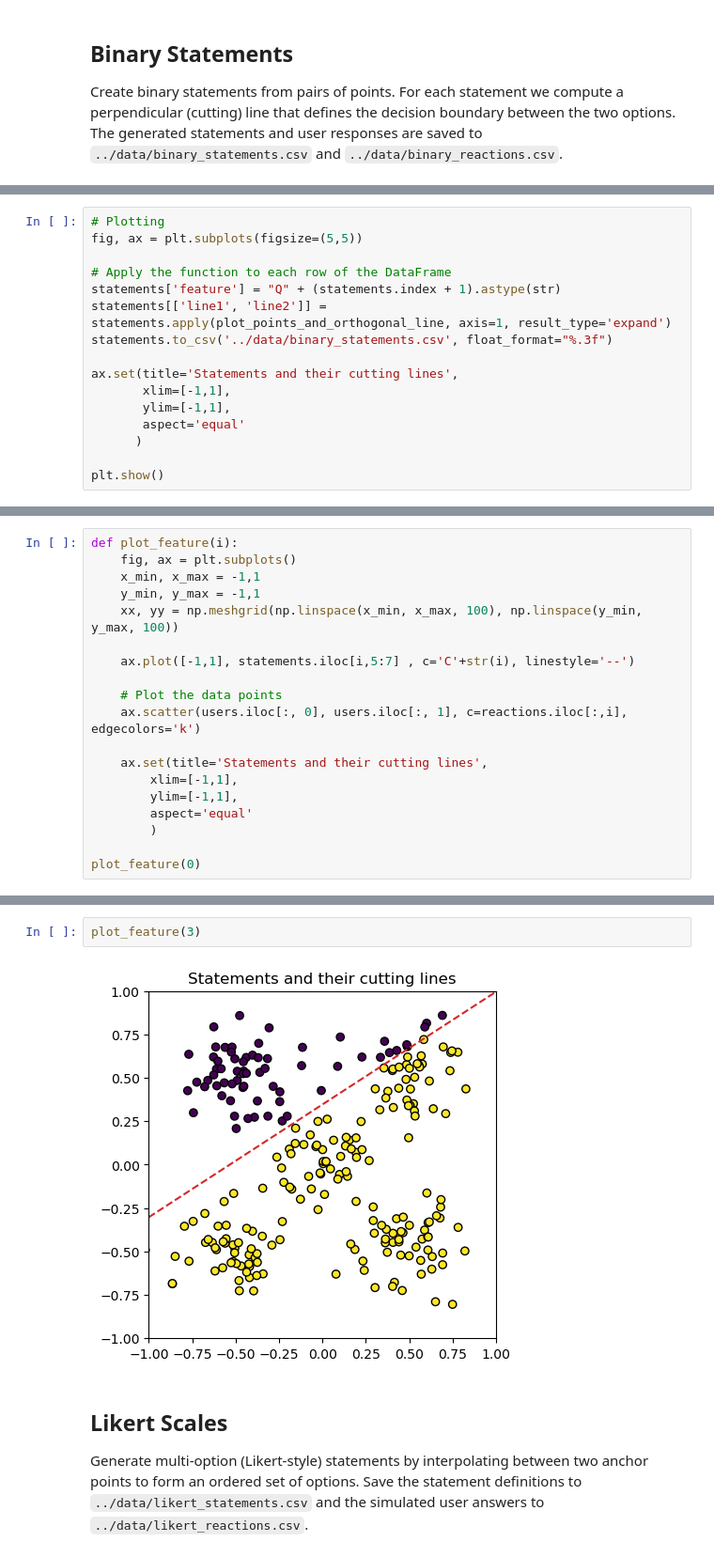
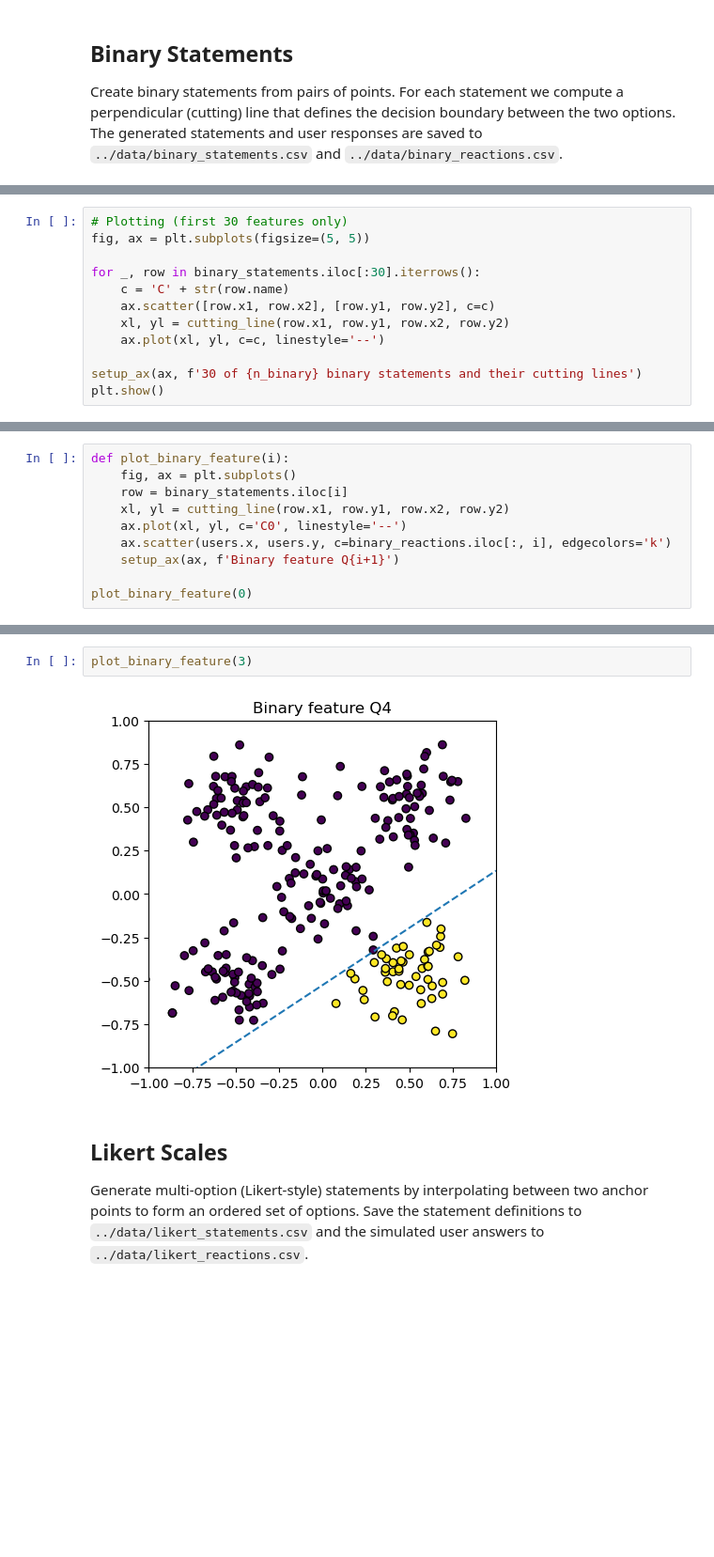
Before and after one commit to fsvbach/IXPLORE, a Jupyter notebook: notebooks/simulation.ipynb, the cells around one changed output, grey strips where cells are left out. Shown at 94% size. Drawn from its saved outputs; the diff is of its cells as text; blank space fills up the shorter version.

```diff
--- a/notebooks/simulation.ipynb
+++ b/notebooks/simulation.ipynb
@@ -129,17 +116,13 @@ statements.head()
 # %%
-# Plotting
-fig, ax = plt.subplots(figsize=(5,5))
+# Plotting (first 30 features only)
+fig, ax = plt.subplots(figsize=(5, 5))
 
-# Apply the function to each row of the DataFrame
-statements['feature'] = "Q" + (statements.index + 1).astype(str)
-statements[['line1', 'line2']] = statements.apply(plot_points_and_orthogonal_line, axis=1, result_type='expand')
-statements.to_csv('../data/binary_statements.csv', float_format="%.3f")
+for _, row in binary_statements.iloc[:30].iterrows():
+    c = 'C' + str(row.name)
+    ax.scatter([row.x1, row.x2], [row.y1, row.y2], c=c)
+    xl, yl = cutting_line(row.x1, row.y1, row.x2, row.y2)
+    ax.plot(xl, yl, c=c, linestyle='--')
 
-ax.set(title='Statements and their cutting lines',
-       xlim=[-1,1],
-       ylim=[-1,1],
-       aspect='equal'
-      )
-
+setup_ax(ax, f'30 of {n_binary} binary statements and their cutting lines')
 plt.show()
 # %% [output]
@@ -176,20 +164,11 @@ reactions
 # %%
-def plot_feature(i):
+def plot_binary_feature(i):
     fig, ax = plt.subplots()
-    x_min, x_max = -1,1
-    y_min, y_max = -1,1
-    xx, yy = np.meshgrid(np.linspace(x_min, x_max, 100), np.linspace(y_min, y_max, 100))
+    row = binary_statements.iloc[i]
+    xl, yl = cutting_line(row.x1, row.y1, row.x2, row.y2)
+    ax.plot(xl, yl, c='C0', linestyle='--')
+    ax.scatter(users.x, users.y, c=binary_reactions.iloc[:, i], edgecolors='k')
+    setup_ax(ax, f'Binary feature Q{i+1}')
 
-    ax.plot([-1,1], statements.iloc[i,5:7] , c='C'+str(i), linestyle='--')
-
-    # Plot the data points
-    ax.scatter(users.iloc[:, 0], users.iloc[:, 1], c=reactions.iloc[:,i], edgecolors='k')
-
-    ax.set(title='Statements and their cutting lines',
-        xlim=[-1,1],
-        ylim=[-1,1],
-        aspect='equal'
-        )
-
-plot_feature(0)
+plot_binary_feature(0)
 # %% [output]
@@ -197,7 +176,7 @@ plot_feature(0)
 # %%
-plot_feature(3)
+plot_binary_feature(3)
 # %% [output]
-[figure, old version]
+[figure, new version]
 # %% [markdown]
 ## Likert Scales
 
```
Also changed, not shown: parts of 21 cells of this notebook, 20 other files.
